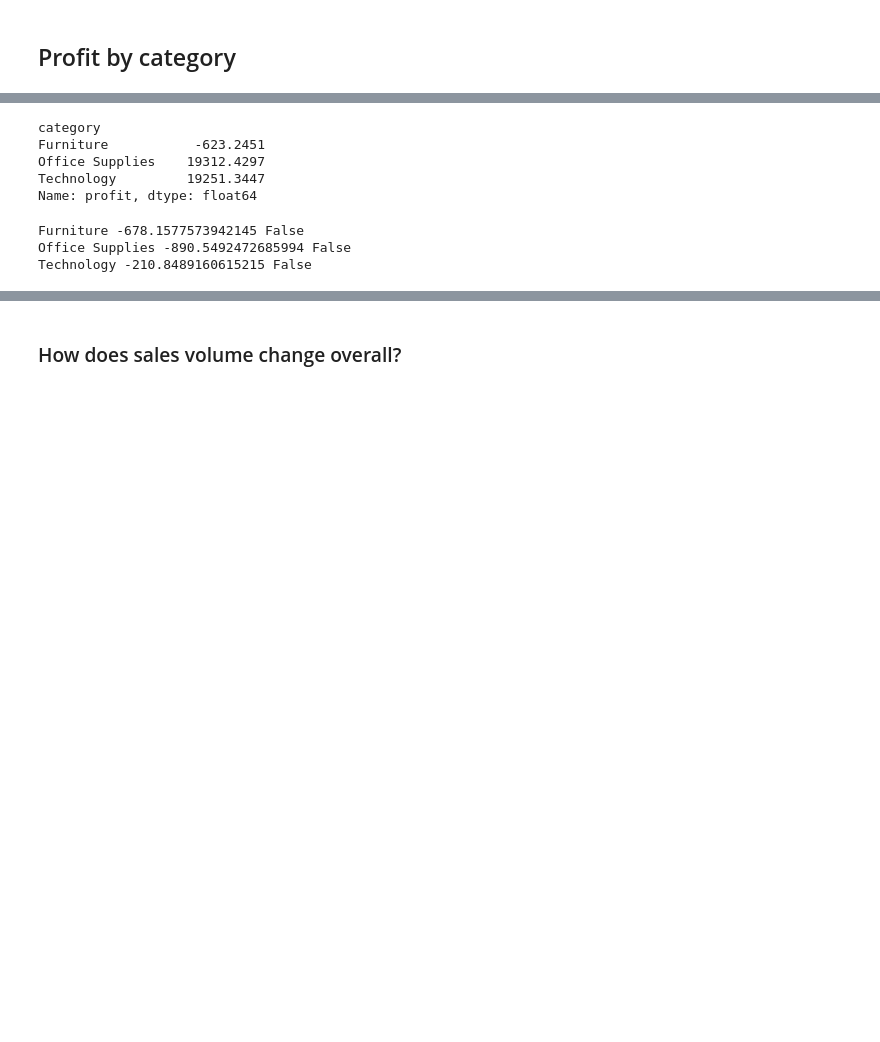
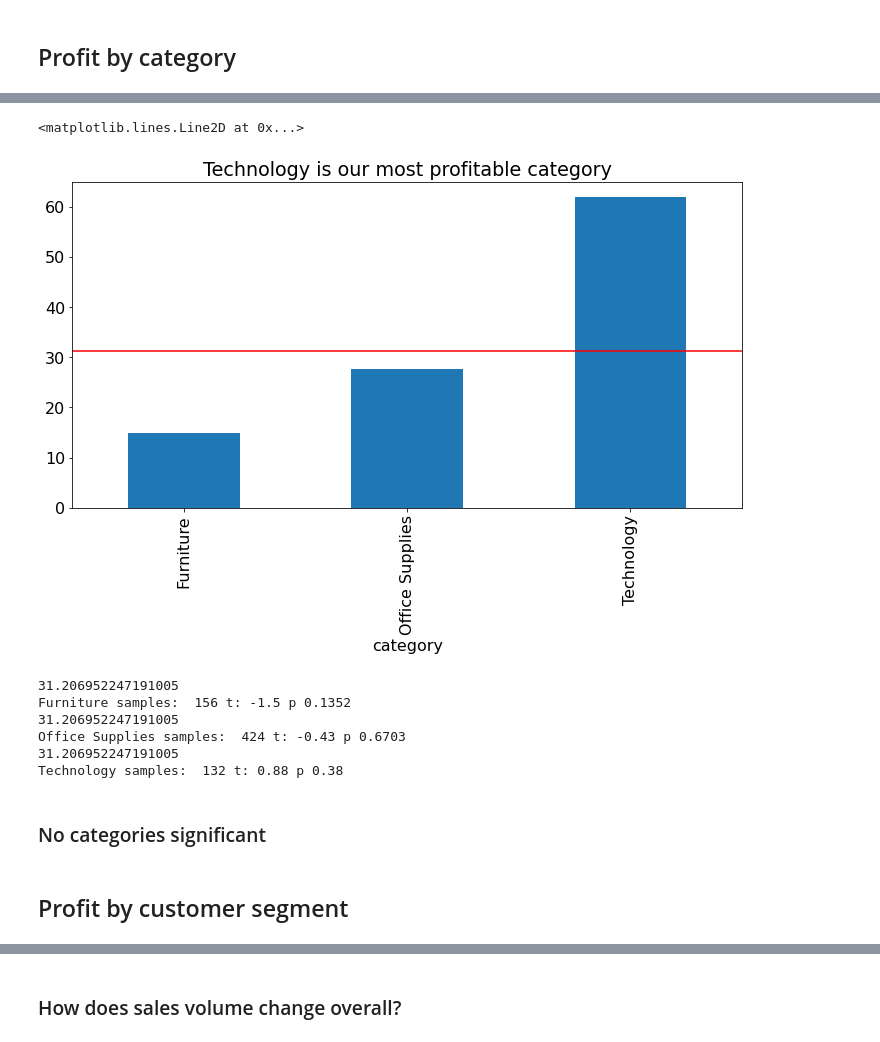
Before and after one commit to superstore-stephen-jesse/superstor-time-series-project, a Jupyter notebook: explore_jesse.ipynb, the cells around one changed output, grey strips where cells are left out. Saved outputs shown, nothing was run; the diff lists cells and outputs as text; code cells hidden in the pictures; blank space fills up the shorter version.

```diff
--- a/explore_jesse.ipynb
+++ b/explore_jesse.ipynb
@@ -53,18 +62,29 @@ plt.axhline(mean_profit, color='r')
 # %%
-df.groupby("category").profit.sum()
+train.groupby("category").profit.mean().plot.bar()
+plt.title('Technology is our most profitable category')
+plt.axhline(train.profit.mean(), color = 'r')
 # %% [output]
-category
-Furniture           -623.2451
-Office Supplies    19312.4297
-Technology         19251.3447
-Name: profit, dtype: float64
+<matplotlib.lines.Line2D at 0x...>
+[figure, added]
 # %%
 for cat in train["category"].unique():
-    overall_mean = train.groupby("category").profit.sum().mean()
+    overall_mean = train.profit.mean()
+    print(overall_mean)
     sample = train[train["category"] == cat].profit
     t,p = stats.ttest_1samp(sample, overall_mean)
-    print(cat, t, p/2>0.05)
+    print(cat, "samples: ",len(sample), "t:", round(t,2), "p", round(p,4))
+    if (t>0)&(p/2<alpha):
+        print("Significant Higher ", cat)
+    if (t<0)&(p/2<alpha):
+        print("Significant Lower ", cat)
 # %% [output]
-Furniture -678.1577573942145 False
-Office Supplies -890.5492472685994 False
-Technology -210.8489160615215 False
+31.206952247191005
+Furniture samples:  156 t: -1.5 p 0.1352
+31.206952247191005
+Office Supplies samples:  424 t: -0.43 p 0.6703
+31.206952247191005
+Technology samples:  132 t: 0.88 p 0.38
+# %% [markdown]
+### No categories significant
+# %% [markdown]
+## Profit by customer segment
```
Also changed, not shown: parts of 41 cells of this notebook.
